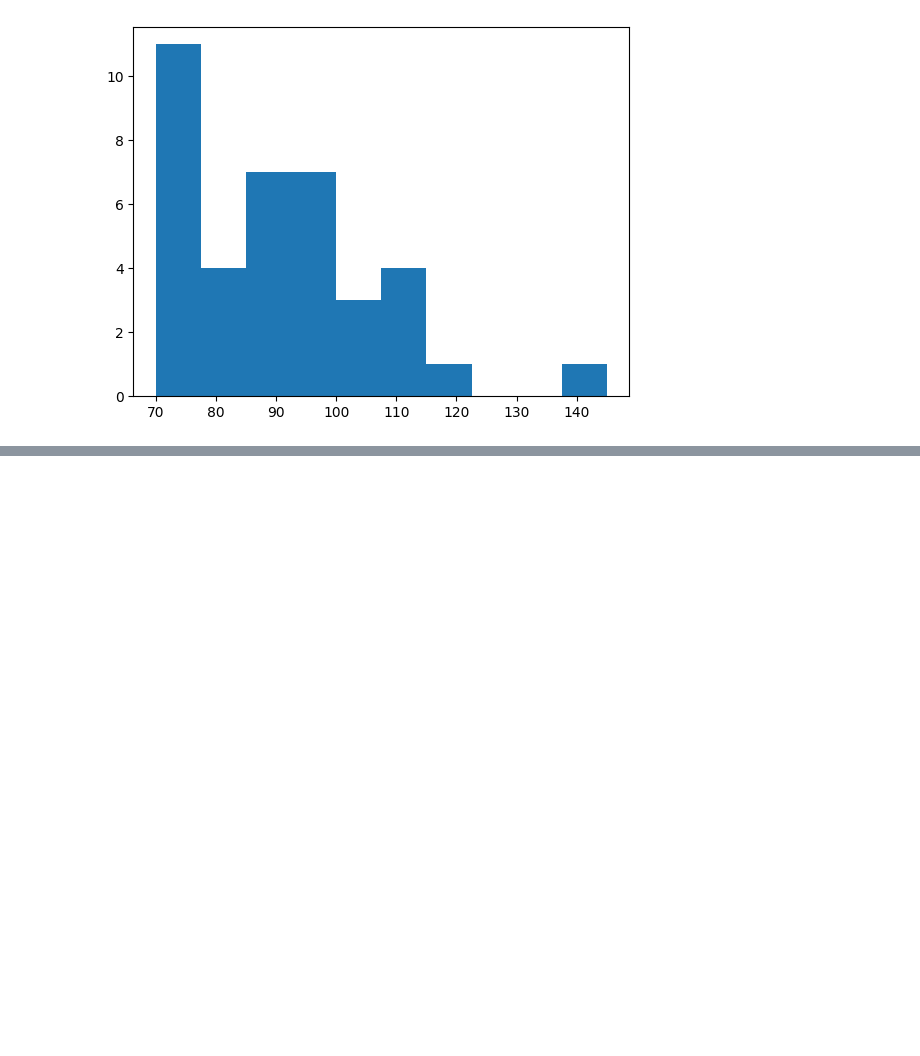
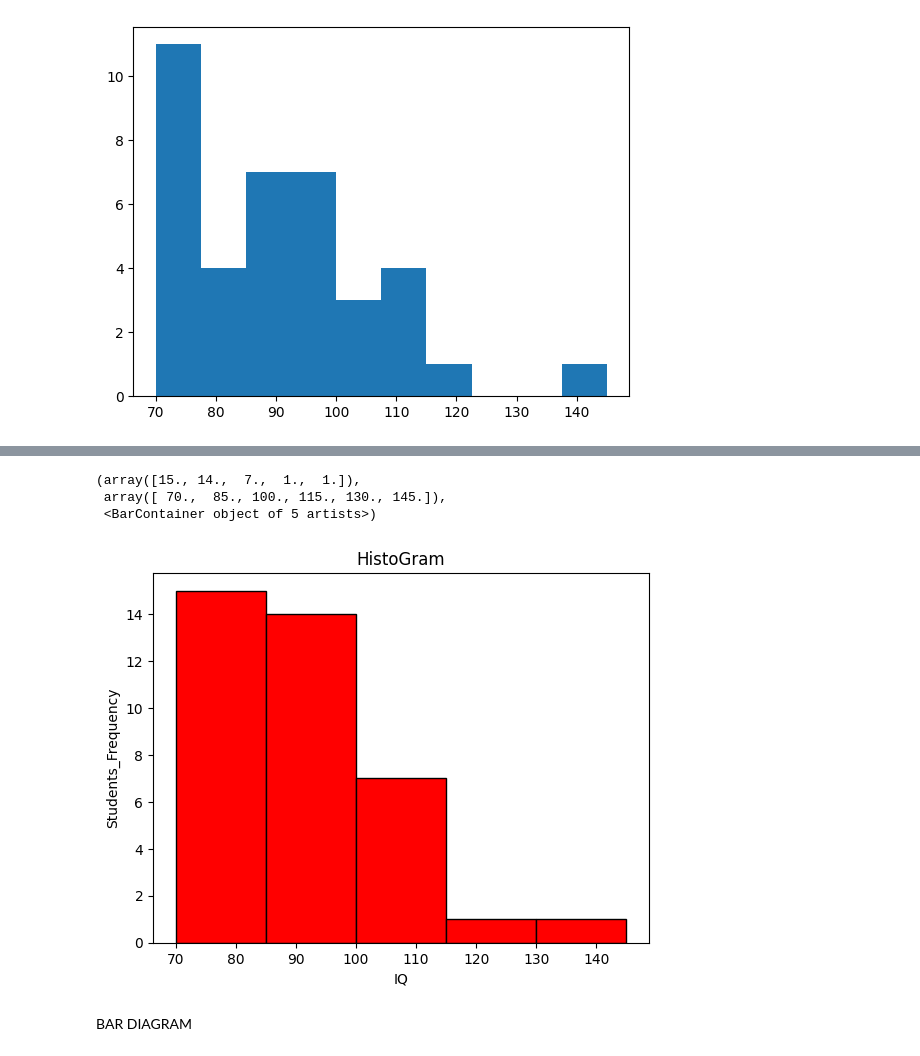
Before and after one commit to arman-hossain45/Phitrom_AI-ML, a Jupyter notebook: allModulePractice.ipynb, the cells around one changed output, grey strips where cells are left out. Drawn from its saved outputs; the diff is of its cells as text; code cells hidden in the pictures; blank space fills up the shorter version.

```diff
--- a/allModulePractice.ipynb
+++ b/allModulePractice.ipynb
@@ -3069,0 +3093,15 @@ plt.hist(df["IQ_Score"])
+# %%
+#we can alos modify rhe bins
+
+
+plt.xlabel("IQ")
+plt.ylabel("Students_Frequency")
+plt.title("HistoGram")
+plt.hist(df["IQ_Score"],color="red",edgecolor='black',bins=5)#edge color dile border black hobe
+# %% [output]
+(array([15., 14.,  7.,  1.,  1.]),
+ array([ 70.,  85., 100., 115., 130., 145.]),
+ <BarContainer object of 5 artists>)
+[figure, added]
+# %% [markdown]
+BAR DIAGRAM
```
Also changed, not shown: parts of 27 cells of this notebook, 2 other files.
